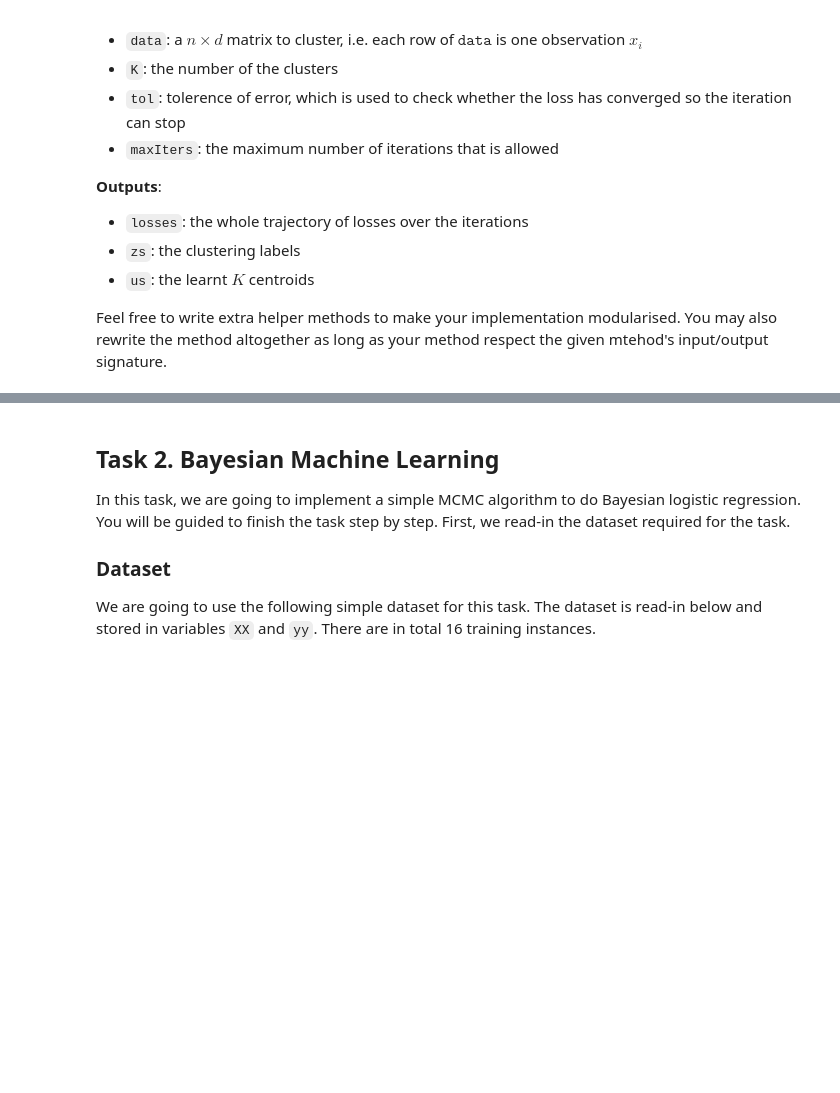
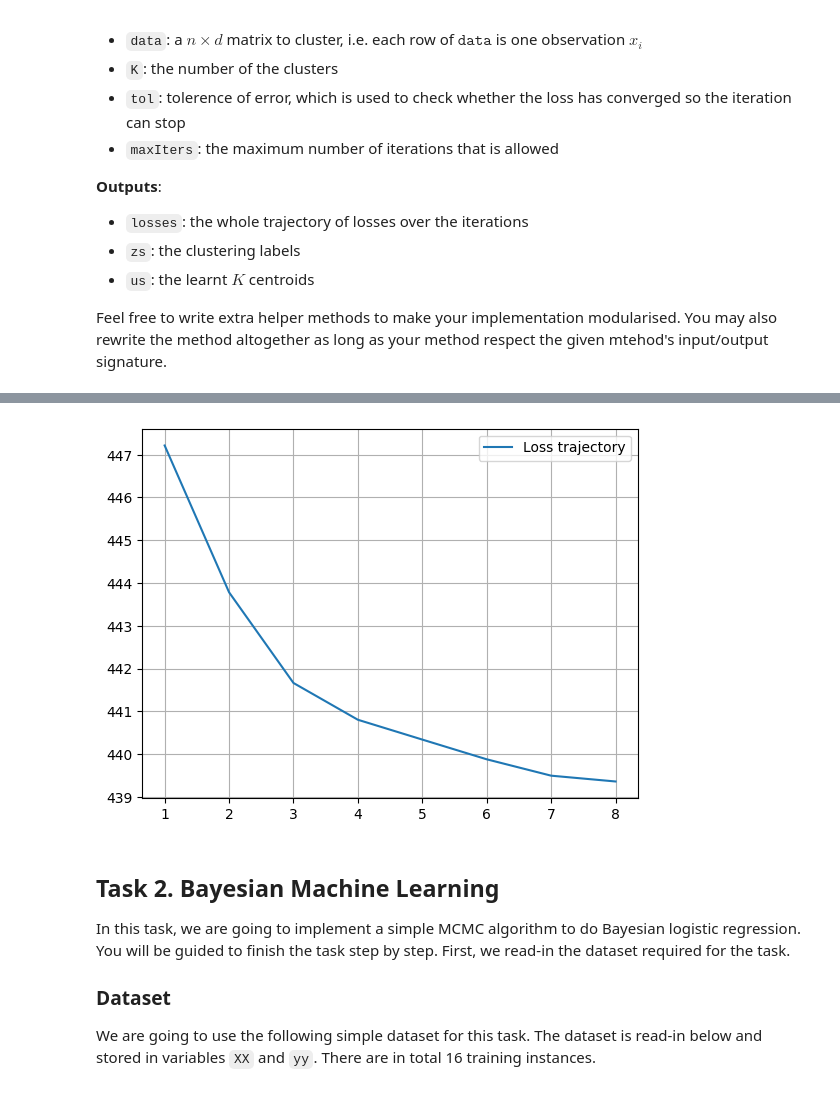
Before and after one commit to RMCArthur-StAndrews/MachineLearningAssessment2, a Jupyter notebook: CS5914_assignment2.ipynb, the cells around one changed output, grey strips where cells are left out. Saved outputs shown, nothing was run; the diff lists cells and outputs as text; code cells hidden in the pictures; blank space fills up the shorter version.

```diff
--- a/CS5914_assignment2.ipynb
+++ b/CS5914_assignment2.ipynb
@@ -138,3 +299,6 @@ Now run your implemented algorithm on `dataset2` with $K =4$. And report the nor
 # %%
 # run spherical K-means on dataset2 and report your NMI results here
 # use more cells if you need to
+centroid_2, loss_2, _, mutual_score= run_k_means_iter(20, dataset2, 4, dataset2_labels)
+print("Best Mutual Score is"+ str(mutual_score))
+print("Centroids are: "+ str(centroid_2))
@@ -141,3 +315,11 @@ Now run your implemented algorithm on `dataset2` with $K =4$. And report the nor
+# %%
+plt.close()
+plt.plot(range(1, len(loss_2)+1), loss_2,  label = 'Loss trajectory')
+plt.grid()
+plt.legend()
+plt.show()
+# %% [output]
+[figure, added]
 # %% [markdown]
 ## Task 2. Bayesian Machine Learning
 
```
Also changed, not shown: parts of 23 cells of this notebook.
